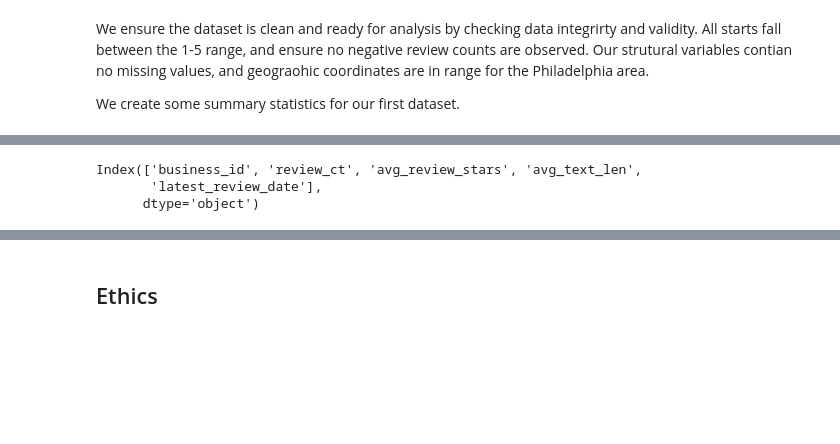
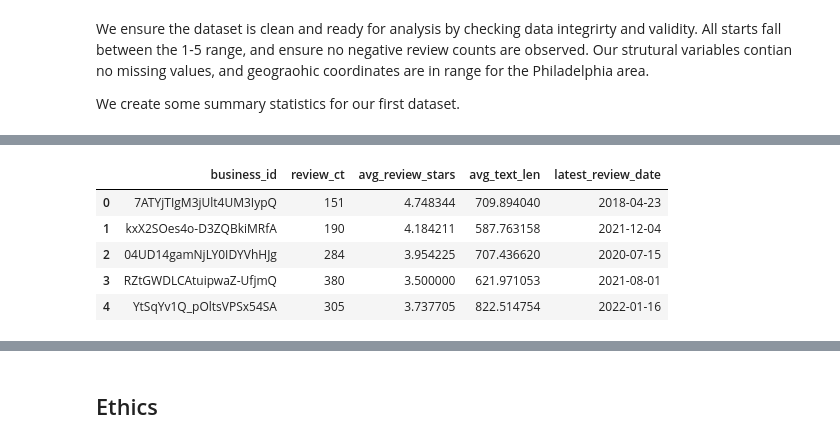
Before and after one commit to lznas/yelp-popularity-predicton, a Jupyter notebook: 01-DataCheckpoint.ipynb, the cells around one changed output, grey strips where cells are left out. Cells and saved outputs as stored; diff of their text form; code cells hidden in the pictures; blank space fills up the shorter version.

```diff
--- a/01-DataCheckpoint.ipynb
+++ b/01-DataCheckpoint.ipynb
@@ -346,10 +342,15 @@ Please note that you can always keep adding more datasets in the future if these
 # %%
-yelp_review_agg = pd.read_csv('data/01-interim/yelp_philly_review_agg.csv')
-yelp_review_agg.head()
+# Load dataset
+yelp_reviews = pd.read_csv('data/01-interim/yelp_philly_review_agg.csv')
 
-yelp_review_agg.shape
-yelp_review_agg.columns
+# Create copy to wrangle
+yelp_reviews_clean = yelp_reviews.copy()
+
+yelp_reviews_clean.head()
 # %% [output]
-Index(['business_id', 'review_ct', 'avg_review_stars', 'avg_text_len',
-       'latest_review_date'],
-      dtype='object')
+|  | business_id | review_ct | avg_review_stars | avg_text_len | latest_review_date |
+| 0 | 7ATYjTIgM3jUlt4UM3IypQ | 151 | 4.748344 | 709.894040 | 2018-04-23 |
+| 1 | kxX2SOes4o-D3ZQBkiMRfA | 190 | 4.184211 | 587.763158 | 2021-12-04 |
+| 2 | 04UD14gamNjLY0IDYVhHJg | 284 | 3.954225 | 707.436620 | 2020-07-15 |
+| 3 | RZtGWDLCAtuipwaZ-UfjmQ | 380 | 3.500000 | 621.971053 | 2021-08-01 |
+| 4 | YtSqYv1Q_pOltsVPSx54SA | 305 | 3.737705 | 822.514754 | 2022-01-16 |
```
Also changed, not shown: parts of 9 cells of this notebook, 1 other file.
